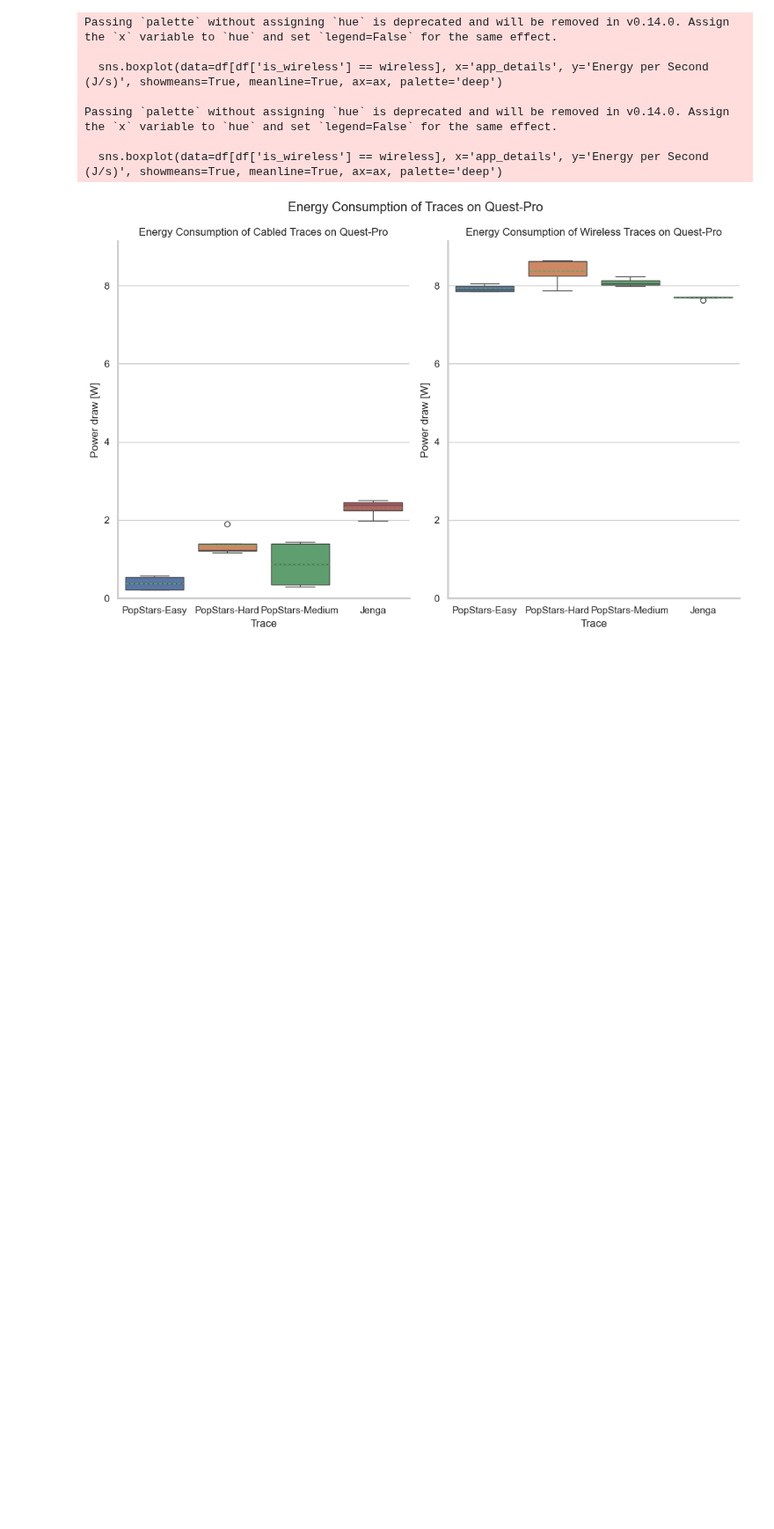
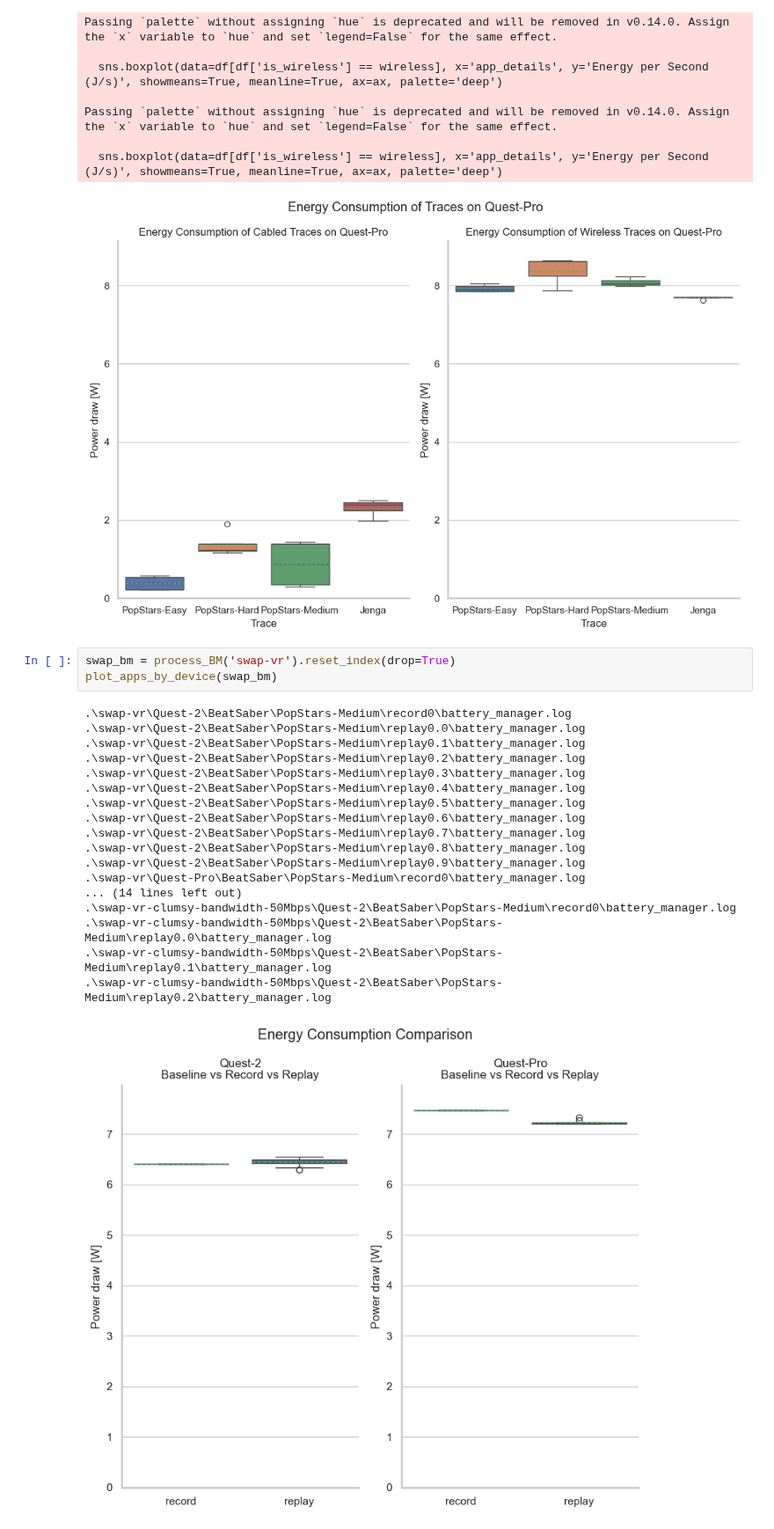
Before and after one commit to Raiduy/librnr-experiments, a Jupyter notebook: analysis_BM.ipynb, the cells around one changed output. Shown at 88% size. Saved outputs shown, nothing was run; the diff lists cells and outputs as text; blank space fills up the shorter version.

```diff
--- a/analysis_BM.ipynb
+++ b/analysis_BM.ipynb
@@ -191,3 +253,25 @@ Passing `palette` without assigning `hue` is deprecated and will be removed in v
 
   sns.boxplot(data=df[df['is_wireless'] == wireless], x='app_details', y='Energy per Second (J/s)', showmeans=True, meanline=True, ax=ax, palette='deep')
 [figure]
+# %%
+swap_bm = process_BM('swap-vr').reset_index(drop=True)
+plot_apps_by_device(swap_bm)
+# %% [output]
+.\swap-vr\Quest-2\BeatSaber\PopStars-Medium\record0\battery_manager.log
+.\swap-vr\Quest-2\BeatSaber\PopStars-Medium\replay0.0\battery_manager.log
+.\swap-vr\Quest-2\BeatSaber\PopStars-Medium\replay0.1\battery_manager.log
+.\swap-vr\Quest-2\BeatSaber\PopStars-Medium\replay0.2\battery_manager.log
+.\swap-vr\Quest-2\BeatSaber\PopStars-Medium\replay0.3\battery_manager.log
+.\swap-vr\Quest-2\BeatSaber\PopStars-Medium\replay0.4\battery_manager.log
+.\swap-vr\Quest-2\BeatSaber\PopStars-Medium\replay0.5\battery_manager.log
+.\swap-vr\Quest-2\BeatSaber\PopStars-Medium\replay0.6\battery_manager.log
+.\swap-vr\Quest-2\BeatSaber\PopStars-Medium\replay0.7\battery_manager.log
+.\swap-vr\Quest-2\BeatSaber\PopStars-Medium\replay0.8\battery_manager.log
+.\swap-vr\Quest-2\BeatSaber\PopStars-Medium\replay0.9\battery_manager.log
+.\swap-vr\Quest-Pro\BeatSaber\PopStars-Medium\record0\battery_manager.log
+... (14 lines left out)
+.\swap-vr-clumsy-bandwidth-50Mbps\Quest-2\BeatSaber\PopStars-Medium\record0\battery_manager.log
+.\swap-vr-clumsy-bandwidth-50Mbps\Quest-2\BeatSaber\PopStars-Medium\replay0.0\battery_manager.log
+.\swap-vr-clumsy-bandwidth-50Mbps\Quest-2\BeatSaber\PopStars-Medium\replay0.1\battery_manager.log
+.\swap-vr-clumsy-bandwidth-50Mbps\Quest-2\BeatSaber\PopStars-Medium\replay0.2\battery_manager.log
+[figure, added]
```
Also changed, not shown: parts of 10 cells of this notebook, 17 other files.
